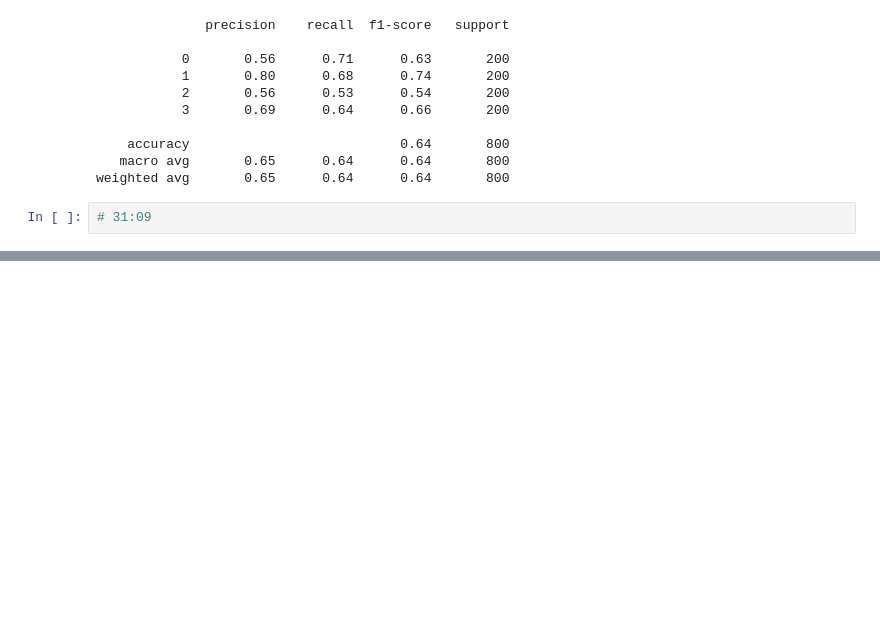
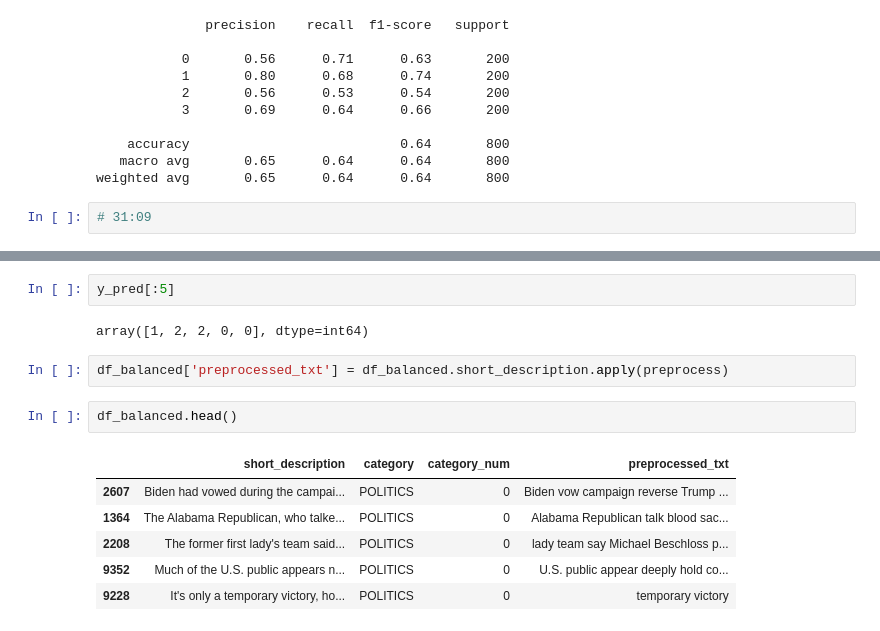
Before and after one commit to SAMANTA1401/chatbot_dialogflow_fastapi_nlp, a Jupyter notebook: NLP/n_grams.ipynb, the cells around one changed output, grey strips where cells are left out. Saved outputs shown, nothing was run; the diff lists cells and outputs as text; blank space fills up the shorter version.

```diff
--- a/NLP/n_grams.ipynb
+++ b/NLP/n_grams.ipynb
@@ -293,0 +318,15 @@ weighted avg       0.65      0.64      0.64       800
+# %%
+y_pred[:5]
+# %% [output]
+array([1, 2, 2, 0, 0], dtype=int64)
+# %%
+df_balanced['preprocessed_txt'] = df_balanced.short_description.apply(preprocess)
+# %%
+df_balanced.head()
+# %% [output]
+|  | short_description | category | category_num | preprocessed_txt |
+| 2607 | Biden had vowed during the campai... | POLITICS | 0 | Biden vow campaign reverse Trump ... |
+| 1364 | The Alabama Republican, who talke... | POLITICS | 0 | Alabama Republican talk blood sac... |
+| 2208 | The former first lady's team said... | POLITICS | 0 | lady team say Michael Beschloss p... |
+| 9352 | Much of the U.S. public appears n... | POLITICS | 0 | U.S. public appear deeply hold co... |
+| 9228 | It's only a temporary victory, ho... | POLITICS | 0 | temporary victory |
```
Also changed, not shown: parts of 3 cells of this notebook, 4 other files.
